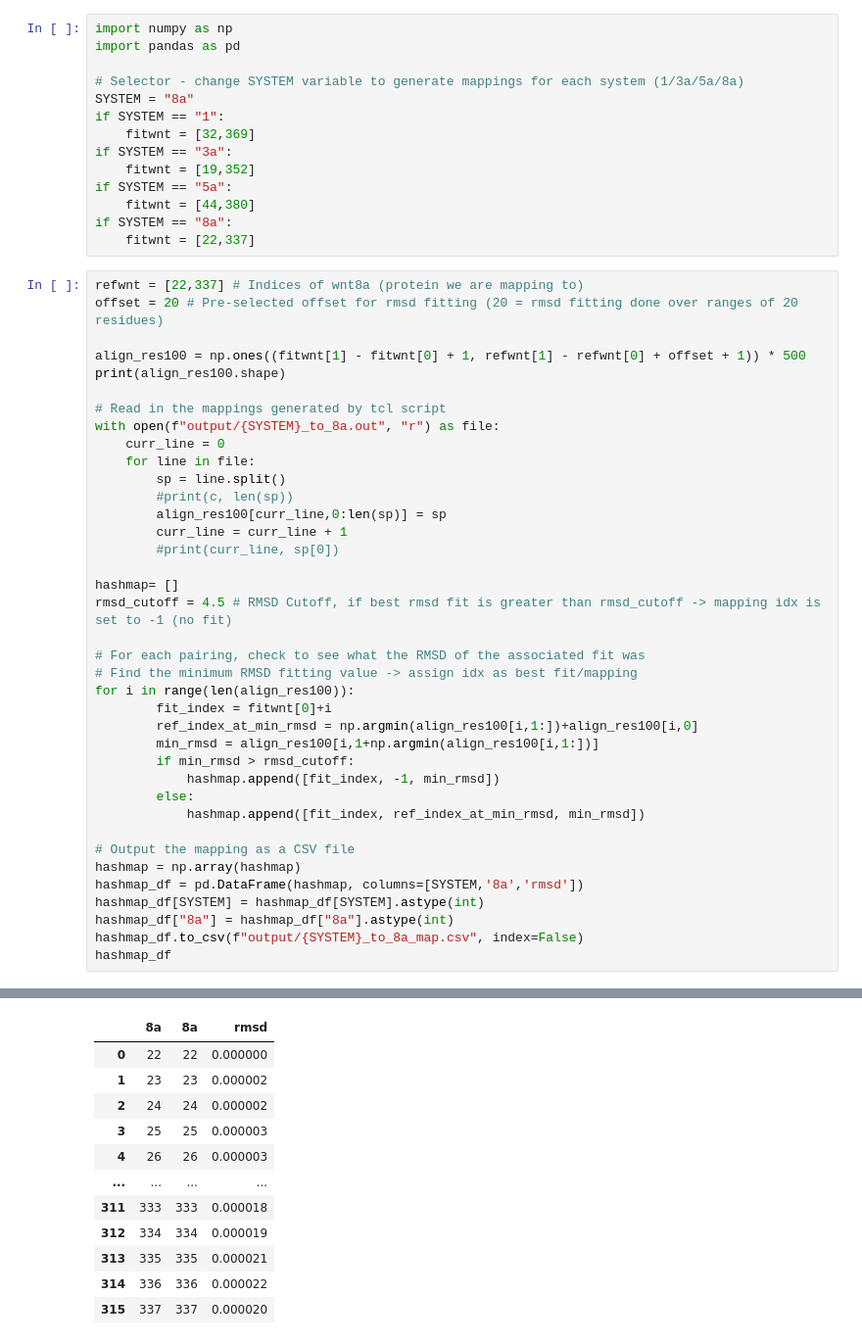
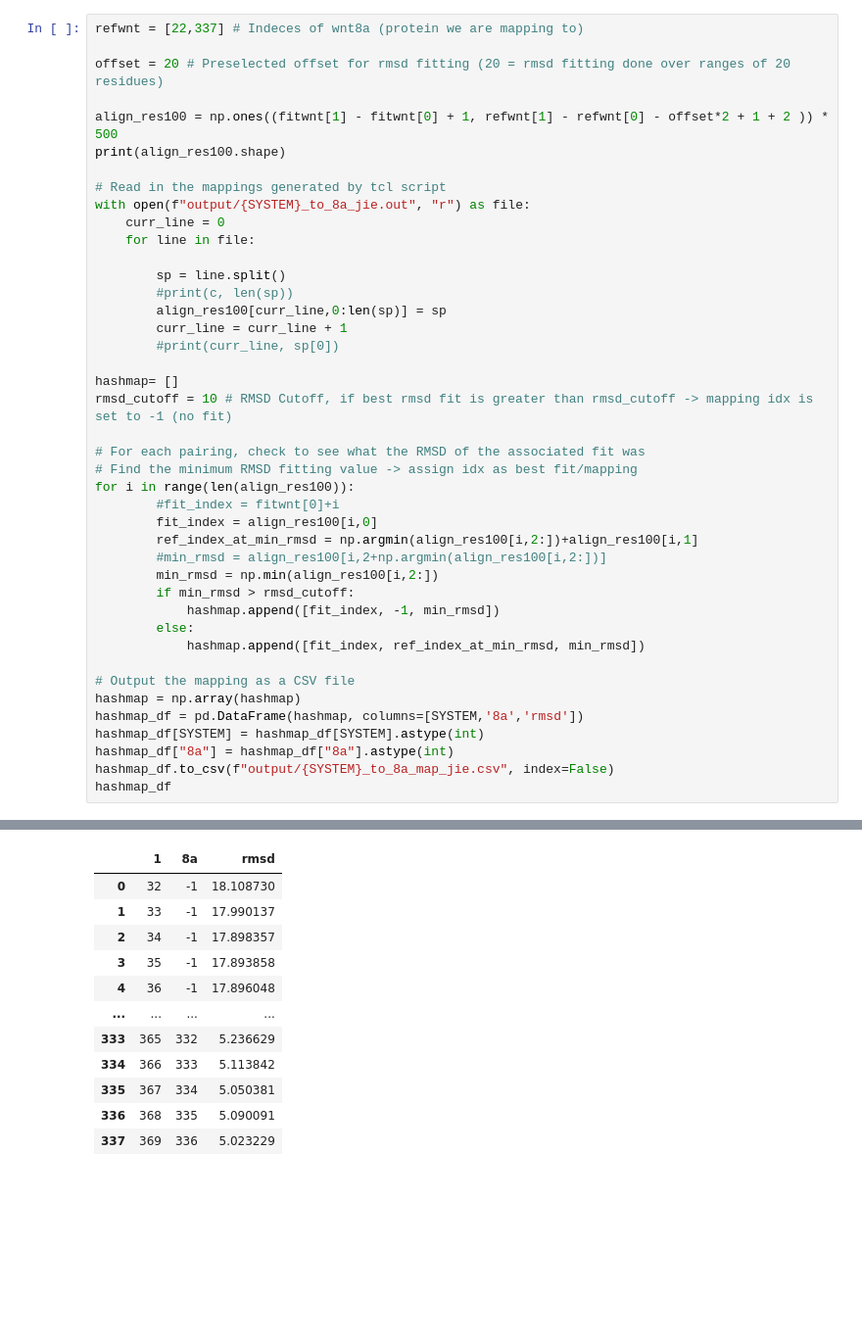
Before and after one commit to CCCofficial/MDML-WntWls-Protein_Interactions, a Jupyter notebook: scripts/00_map/02_generate_mappings.ipynb, the cells around one changed output, grey strips where cells are left out. Shown at 98% size. Saved outputs shown, nothing was run; the diff lists cells and outputs as text; blank space fills up the shorter version.

```diff
--- a/scripts/00_map/02_generate_mappings.ipynb
+++ b/scripts/00_map/02_generate_mappings.ipynb
@@ -39,28 +54,16 @@
-# %%
-import numpy as np
-import pandas as pd
-
-# Selector - change SYSTEM variable to generate mappings for each system (1/3a/5a/8a)
-SYSTEM = "8a"
-if SYSTEM == "1":
-    fitwnt = [32,369]
-if SYSTEM == "3a":
-    fitwnt = [19,352]
-if SYSTEM == "5a":
-    fitwnt = [44,380]
-if SYSTEM == "8a":
-    fitwnt = [22,337]
 # %%
-refwnt = [22,337] # Indices of wnt8a (protein we are mapping to)
-offset = 20 # Pre-selected offset for rmsd fitting (20 = rmsd fitting done over ranges of 20 residues)
+refwnt = [22,337] # Indeces of wnt8a (protein we are mapping to)
 
-align_res100 = np.ones((fitwnt[1] - fitwnt[0] + 1, refwnt[1] - refwnt[0] + offset + 1)) * 500
+offset = 20 # Preselected offset for rmsd fitting (20 = rmsd fitting done over ranges of 20 residues)
+
+align_res100 = np.ones((fitwnt[1] - fitwnt[0] + 1, refwnt[1] - refwnt[0] - offset*2 + 1 + 2 )) * 500
 print(align_res100.shape)
 
 # Read in the mappings generated by tcl script
-with open(f"output/{SYSTEM}_to_8a.out", "r") as file:
+with open(f"output/{SYSTEM}_to_8a_jie.out", "r") as file:
     curr_line = 0
     for line in file:
+
         sp = line.split()
         #print(c, len(sp))
         align_res100[curr_line,0:len(sp)] = sp
@@ -68,14 +71,16 @@ with open(f"output/{SYSTEM}_to_8a.out", "r") as file:
         #print(curr_line, sp[0])
 
 hashmap= []
-rmsd_cutoff = 4.5 # RMSD Cutoff, if best rmsd fit is greater than rmsd_cutoff -> mapping idx is set to -1 (no fit)
+rmsd_cutoff = 10 # RMSD Cutoff, if best rmsd fit is greater than rmsd_cutoff -> mapping idx is set to -1 (no fit)
 
 # For each pairing, check to see what the RMSD of the associated fit was
 # Find the minimum RMSD fitting value -> assign idx as best fit/mapping
 for i in range(len(align_res100)):
-        fit_index = fitwnt[0]+i
-        ref_index_at_min_rmsd = np.argmin(align_res100[i,1:])+align_res100[i,0]
-        min_rmsd = align_res100[i,1+np.argmin(align_res100[i,1:])]
+        #fit_index = fitwnt[0]+i
+        fit_index = align_res100[i,0]
+        ref_index_at_min_rmsd = np.argmin(align_res100[i,2:])+align_res100[i,1]
+        #min_rmsd = align_res100[i,2+np.argmin(align_res100[i,2:])]
+        min_rmsd = np.min(align_res100[i,2:])
         if min_rmsd > rmsd_cutoff:
             hashmap.append([fit_index, -1, min_rmsd])
         else:
@@ -86,6 +91,6 @@ hashmap = np.array(hashmap)
 hashmap_df = pd.DataFrame(hashmap, columns=[SYSTEM,'8a','rmsd'])
 hashmap_df[SYSTEM] = hashmap_df[SYSTEM].astype(int)
 hashmap_df["8a"] = hashmap_df["8a"].astype(int)
-hashmap_df.to_csv(f"output/{SYSTEM}_to_8a_map.csv", index=False)
+hashmap_df.to_csv(f"output/{SYSTEM}_to_8a_map_jie.csv", index=False)
 hashmap_df
 # %% [output]
@@ -93,12 +98,12 @@ hashmap_df
-|  | 8a | 8a | rmsd |
-| 0 | 22 | 22 | 0.000000 |
-| 1 | 23 | 23 | 0.000002 |
-| 2 | 24 | 24 | 0.000002 |
-| 3 | 25 | 25 | 0.000003 |
-| 4 | 26 | 26 | 0.000003 |
+|  | 1 | 8a | rmsd |
+| 0 | 32 | -1 | 18.108730 |
+| 1 | 33 | -1 | 17.990137 |
+| 2 | 34 | -1 | 17.898357 |
+| 3 | 35 | -1 | 17.893858 |
+| 4 | 36 | -1 | 17.896048 |
 | ... | ... | ... | ... |
-| 311 | 333 | 333 | 0.000018 |
-| 312 | 334 | 334 | 0.000019 |
-| 313 | 335 | 335 | 0.000021 |
-| 314 | 336 | 336 | 0.000022 |
-| 315 | 337 | 337 | 0.000020 |
+| 333 | 365 | 332 | 5.236629 |
+| 334 | 366 | 333 | 5.113842 |
+| 335 | 367 | 334 | 5.050381 |
+| 336 | 368 | 335 | 5.090091 |
+| 337 | 369 | 336 | 5.023229 |
```
Also changed, not shown: parts of 12 cells of this notebook, 1 other file.
